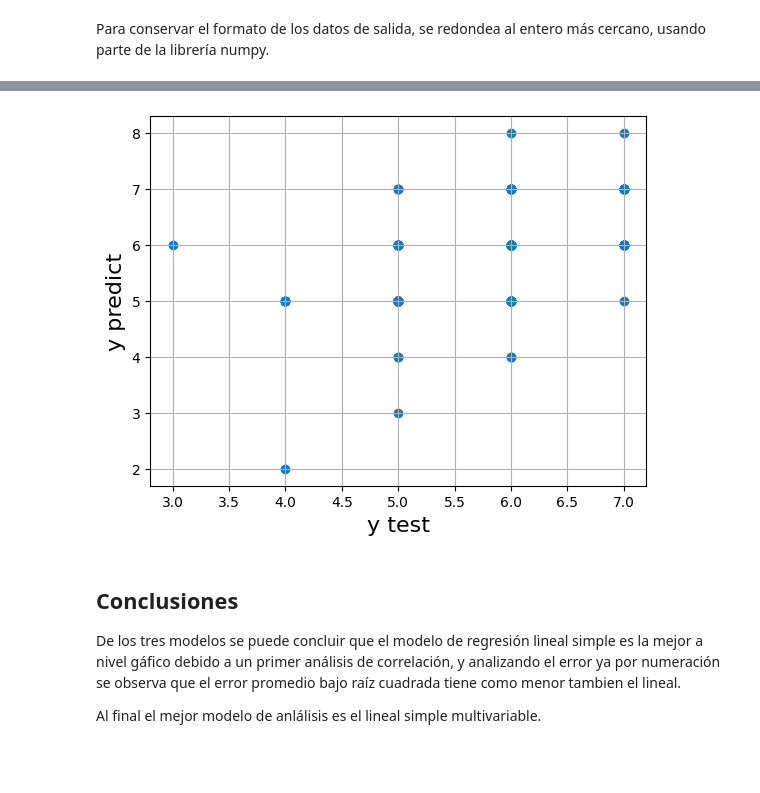
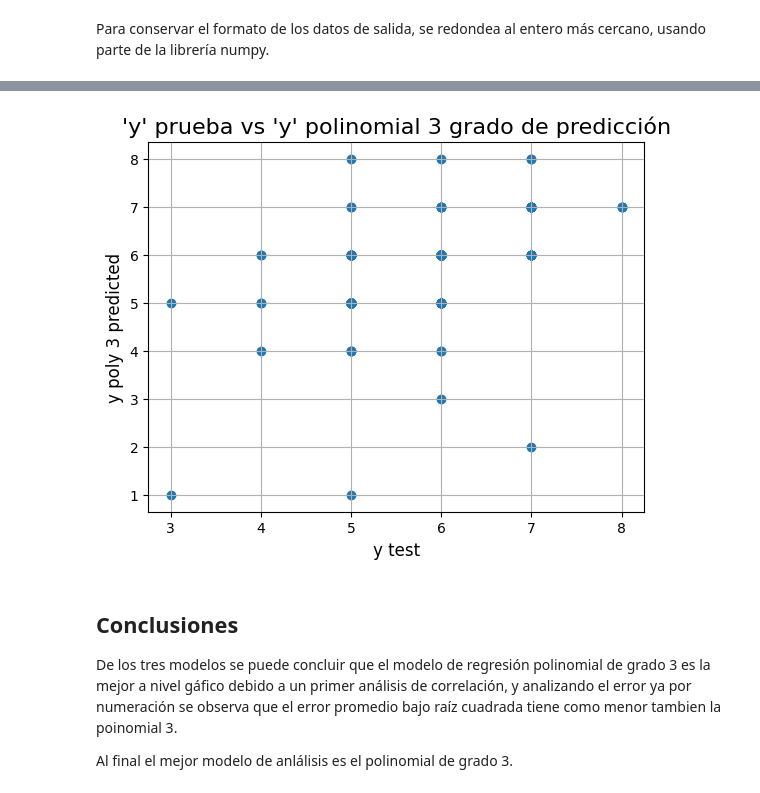
Before and after one commit to jorgeflorestn/MachineLearningProjects, a Jupyter notebook: 02_AlgoritmosRegresion_B/02_AlgoritmosRegresion_B.ipynb, the cells around one changed output, grey strips where cells are left out. Drawn from its saved outputs; the diff is of its cells as text; code cells hidden in the pictures; blank space fills up the shorter version.

```diff
--- a/02_AlgoritmosRegresion_B/02_AlgoritmosRegresion_B.ipynb
+++ b/02_AlgoritmosRegresion_B/02_AlgoritmosRegresion_B.ipynb
@@ -207,15 +211,16 @@ plt.show()
 # %%
 plt.scatter(y_test, y_poly3_predicted)
-plt.xlabel('y test', fontsize = 16)
-plt.ylabel("y predict", fontsize = 16, rotation = 90)
+plt.xlabel('y test', fontsize = 12)
+plt.ylabel("y poly 3 predicted", fontsize = 12, rotation = 90)
 #plt.legend(loc = "upper left", fontsize = 11)
+plt.title("'y' prueba vs 'y' polinomial 3 grado de predicción", fontsize=16)
 plt.grid(True)
 plt.show()
 # %% [output]
-[figure, old version]
+[figure, new version]
 # %% [markdown]
 ## Conclusiones
 
-De los tres modelos se puede concluir que el modelo de regresión lineal simple es la mejor a nivel gáfico debido a un primer análisis de correlación, y analizando el error ya por numeración se observa que el error promedio bajo raíz cuadrada tiene como menor tambien el lineal.
+De los tres modelos se puede concluir que el modelo de regresión polinomial de grado 3 es la mejor a nivel gáfico debido a un primer análisis de correlación, y analizando el error ya por numeración se observa que el error promedio bajo raíz cuadrada tiene como menor tambien la poinomial 3.
 
-Al final el mejor modelo de anlálisis es el lineal simple multivariable.
+Al final el mejor modelo de anlálisis es el polinomial de grado 3.
```
Also changed, not shown: parts of 4 cells of this notebook, 1 other file.
